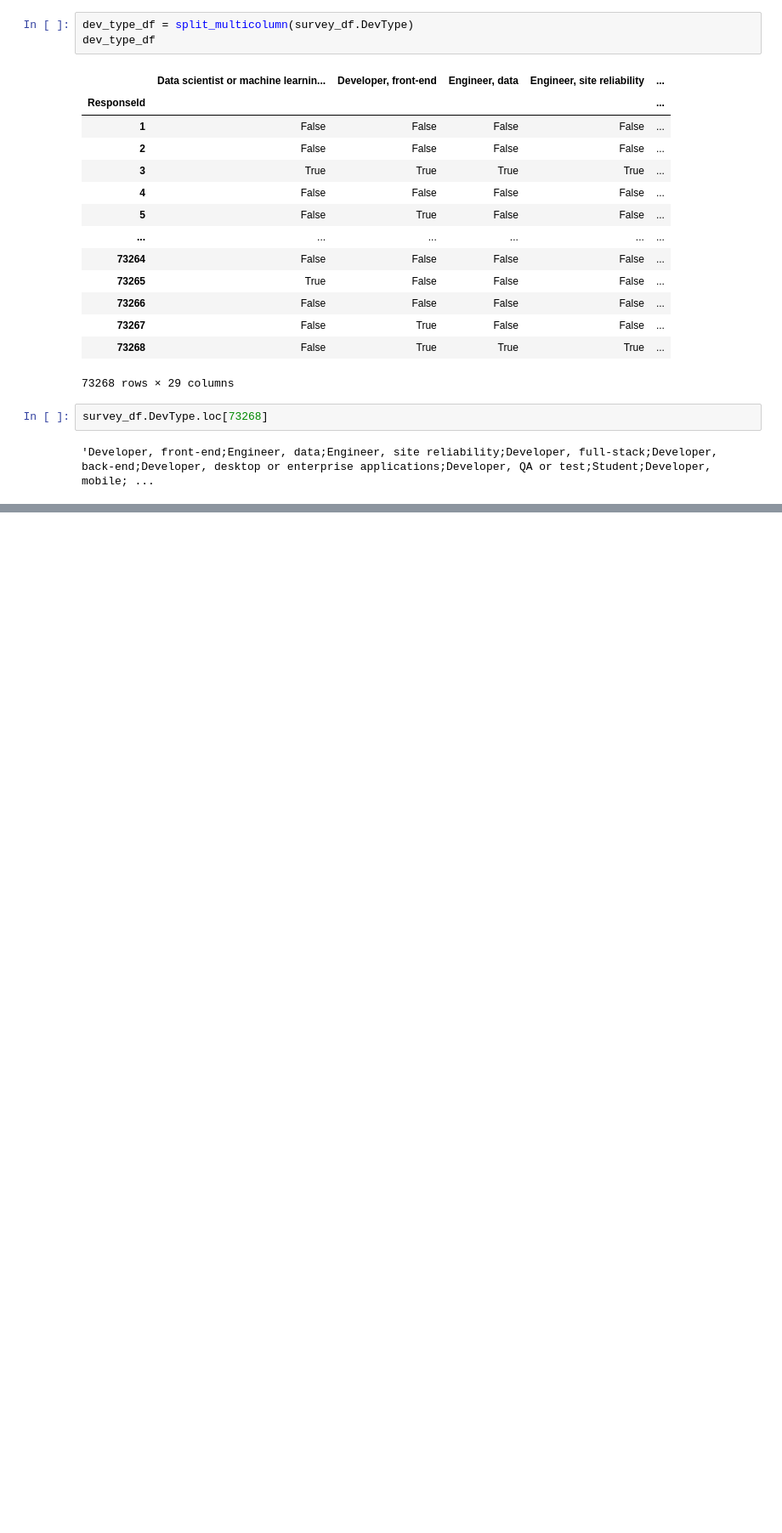
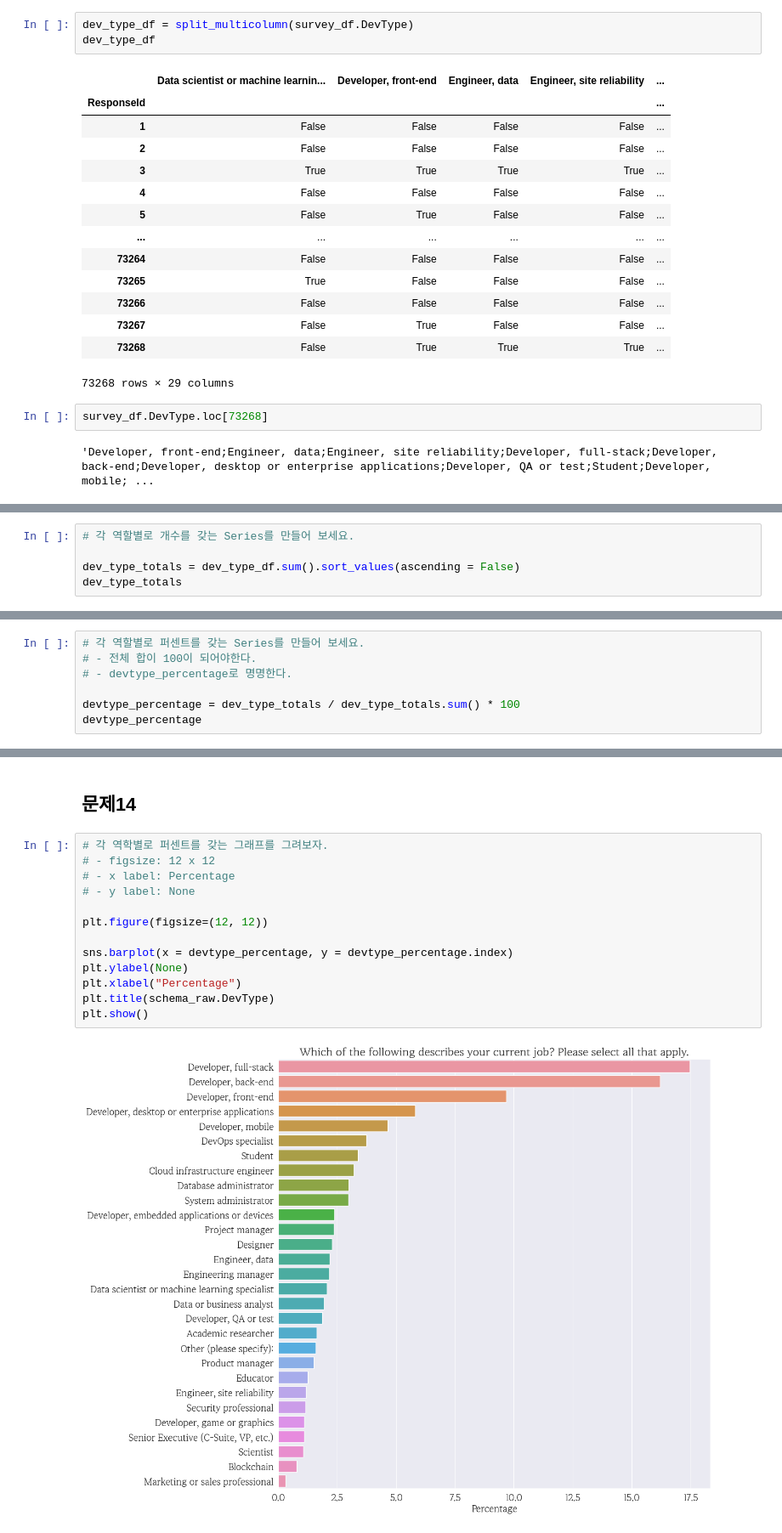
Before and after one commit to jm83-database/python_tutorial, a Jupyter notebook: 2023.03.15_seaborn 예제/01. seaborn 실습1.ipynb, the cells around one changed output, grey strips where cells are left out. Shown at 85% size. Saved outputs shown, nothing was run; the diff lists cells and outputs as text; blank space fills up the shorter version.

```diff
--- a/2023.03.15_seaborn 예제/01. seaborn 실습1.ipynb
+++ b/2023.03.15_seaborn 예제/01. seaborn 실습1.ipynb
@@ -960,0 +963,5 @@ survey_df.DevType.loc[73268]
+# %%
+# 각 역할별로 개수를 갖는 Series를 만들어 보세요.
+
+dev_type_totals = dev_type_df.sum().sort_values(ascending = False)
+dev_type_totals
@@ -960,0 +988,7 @@ survey_df.DevType.loc[73268]
+# %%
+# 각 역할별로 퍼센트를 갖는 Series를 만들어 보세요.
+# - 전체 합이 100이 되어야한다.
+# - devtype_percentage로 명명한다.
+
+devtype_percentage = dev_type_totals / dev_type_totals.sum() * 100
+devtype_percentage
@@ -960,0 +1013,17 @@ survey_df.DevType.loc[73268]
+# %% [markdown]
+## 문제14
+# %%
+# 각 역학별로 퍼센트를 갖는 그래프를 그려보자.
+# - figsize: 12 x 12
+# - x label: Percentage
+# - y label: None
+
+plt.figure(figsize=(12, 12))
+
+sns.barplot(x = devtype_percentage, y = devtype_percentage.index)
+plt.ylabel(None)
+plt.xlabel("Percentage")
+plt.title(schema_raw.DevType)
+plt.show()
+# %% [output]
+[figure, added]
```
Also changed, not shown: parts of 40 cells of this notebook, 3 other files.
